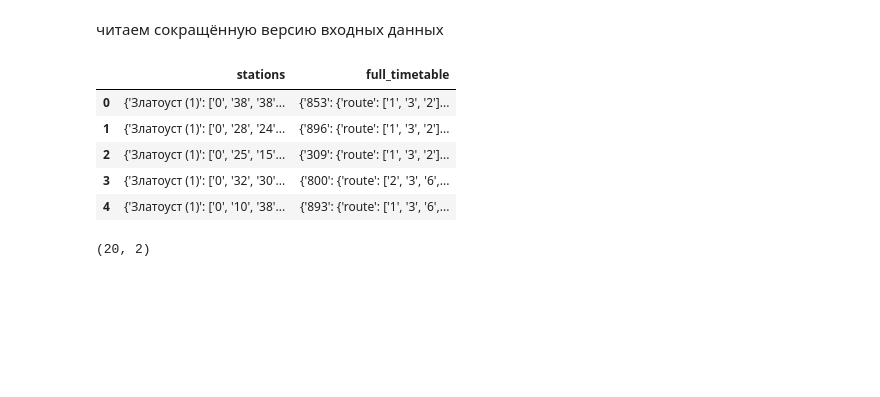
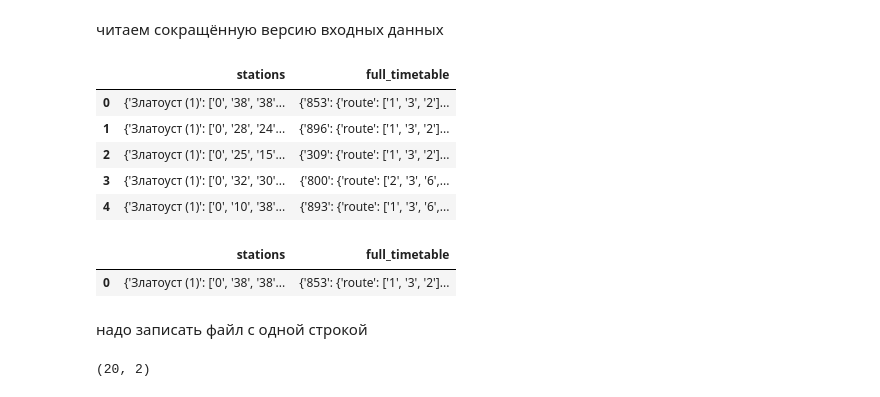
Before and after one commit to selenamizu/Have-time-to-play, a Jupyter notebook: RZD_base_eddydew.ipynb, the cells around one changed output. Drawn from its saved outputs; the diff is of its cells as text; code cells hidden in the pictures; blank space fills up the shorter version.

```diff
--- a/RZD_base_eddydew.ipynb
+++ b/RZD_base_eddydew.ipynb
@@ -40,3 +40,10 @@ df.head()
 | 2 | {'Златоуст (1)': ['0', '25', '15'... | {'309': {'route': ['1', '3', '2']... |
 | 3 | {'Златоуст (1)': ['0', '32', '30'... | {'800': {'route': ['2', '3', '6',... |
 | 4 | {'Златоуст (1)': ['0', '10', '38'... | {'893': {'route': ['1', '3', '6',... |
+# %%
+df.head(1)
+# %% [output]
+|  | stations | full_timetable |
+| 0 | {'Златоуст (1)': ['0', '38', '38'... | {'853': {'route': ['1', '3', '2']... |
+# %% [markdown]
+надо записать файл с одной строкой
```
Also changed, not shown: parts of 1 cell of this notebook, 1 other file.
